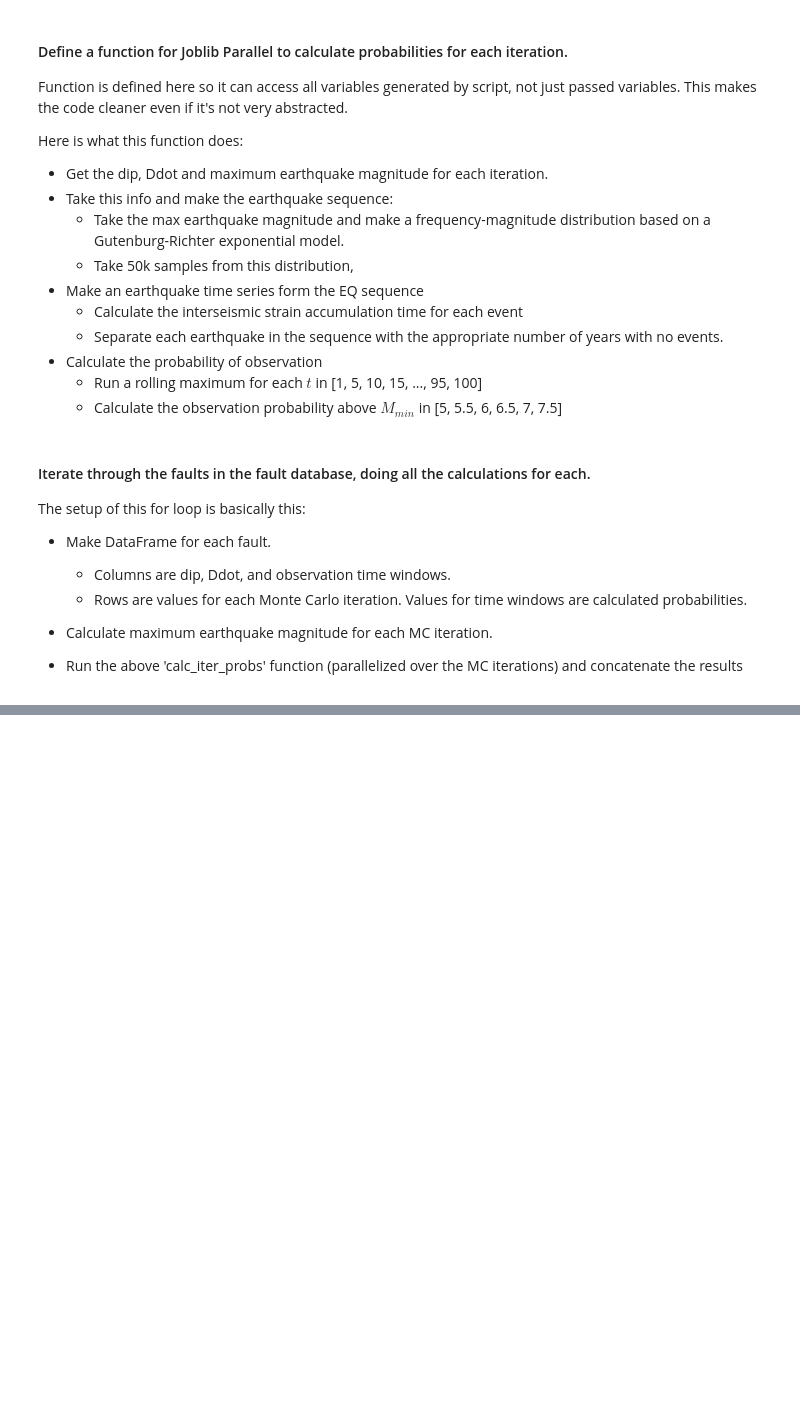
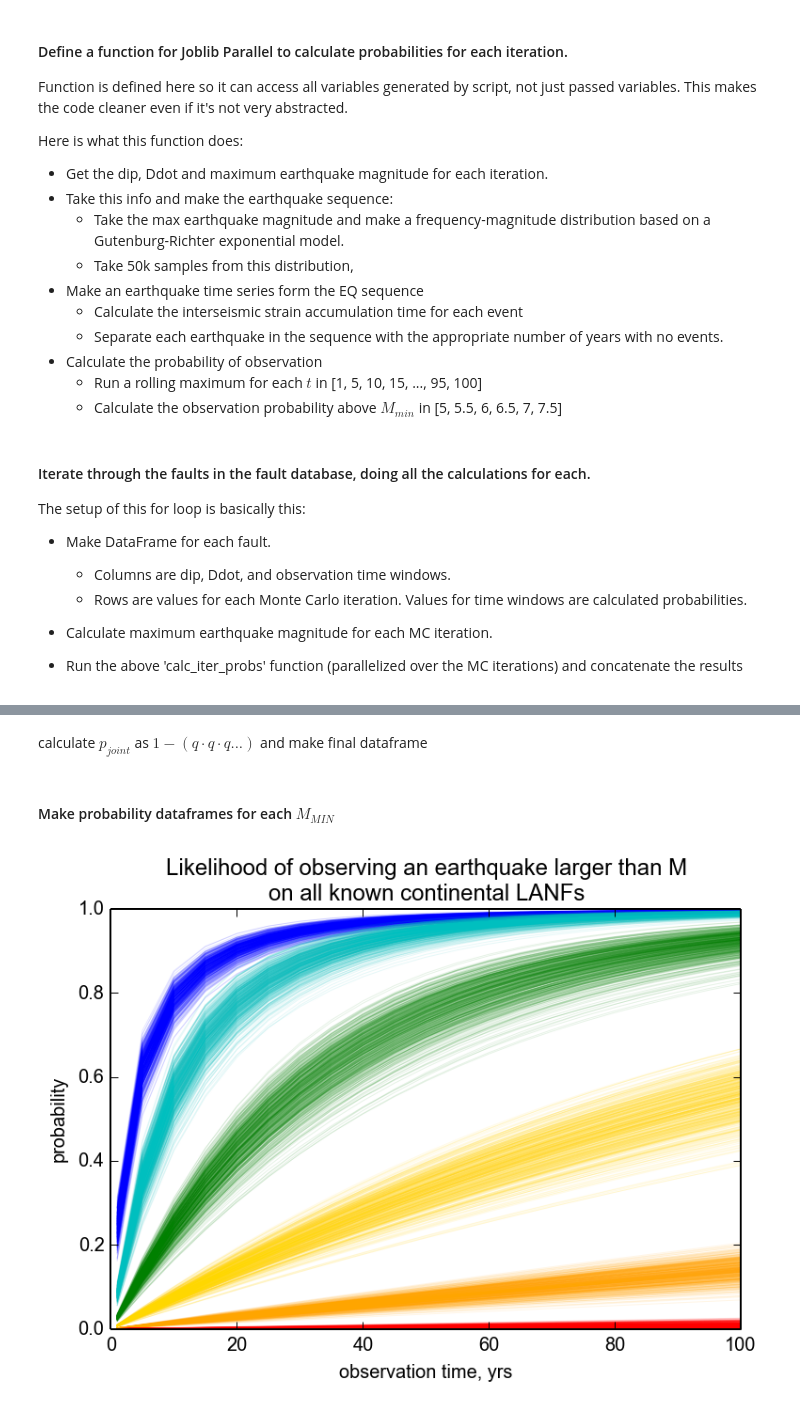
Before and after one commit to cossatot/lanf_earthquake_likelihood, a Jupyter notebook: notebooks/whole_project_workflow.ipynb, the cells around one changed output, grey strips where cells are left out. Saved outputs shown, nothing was run; the diff lists cells and outputs as text; code cells hidden in the pictures; blank space fills up the shorter version.

```diff
--- a/notebooks/whole_project_workflow.ipynb
+++ b/notebooks/whole_project_workflow.ipynb
@@ -143,0 +267,6 @@ for fault in list(f.index):
+# %%
+q = {}
+
+for i, f_ in enumerate(f_list):
+    q[f_] = fault_list[i].copy()
+    q[f_][tw_cols] = 1 - q[f_][tw_cols]
@@ -143,0 +277,45 @@ for fault in list(f.index):
+# %%
+prob_cols = list( chain( *['M', list(tw_cols)] ) )
+# %% [markdown]
+calculate $p_{joint}$ as $1-(q \cdot q \cdot q...)$ and make final dataframe
+# %%
+all_prob = 1- np.product([qq[tw_cols] for qq in  q.values()])
+
+all_prob['M'] = ks['M']
+
+all_prob = all_prob.reindex_axis(prob_cols, axis=1)
+# %% [markdown]
+#### Make probability dataframes for each $M_{MIN}$
+# %%
+all_p_5 = all_prob[all_prob.M==5]
+all_p_55 = all_prob[all_prob.M==5.5]
+all_p_6 = all_prob[all_prob.M==6]
+all_p_65 = all_prob[all_prob.M==6.5]
+all_p_7 = all_prob[all_prob.M==7]
+all_p_75 = all_prob[all_prob.M==7.5]
+# %%
+figure()
+
+plot(tw_xarray.T, all_p_5[tw_cols].T, 'b', lw=0.5, alpha=0.1, label='5')
+
+plot(tw_xarray.T, all_p_55[tw_cols].T, 'c', lw=0.5, alpha=0.1, label='5.5')
+
+plot(tw_xarray.T, all_p_6[tw_cols].T, 'g', lw=0.5, alpha=0.1, label='6')
+
+plot(tw_xarray.T, all_p_65[tw_cols].T, 'gold', lw=0.5, alpha=0.1, label='6.5')
+
+plot(tw_xarray.T, all_p_7[tw_cols].T, 'orange', lw=0.5, alpha=0.1, label='7')
+
+plot(tw_xarray.T, all_p_75[tw_cols].T, 'r', lw=0.5, alpha=0.1, label='7.5')
+
+#legend()
+
+xlabel('observation time, yrs')
+ylabel('probability')
+title('Likelihood of observing an earthquake larger than M \n'
+      + 'on all known continental LANFs')
+#legend( ('5', '5.5', '6', '6.5', '7', '7.5') )
+
+show()
+# %% [output]
+[figure, added]
```
Also changed, not shown: parts of 24 cells of this notebook, 22 other files.
